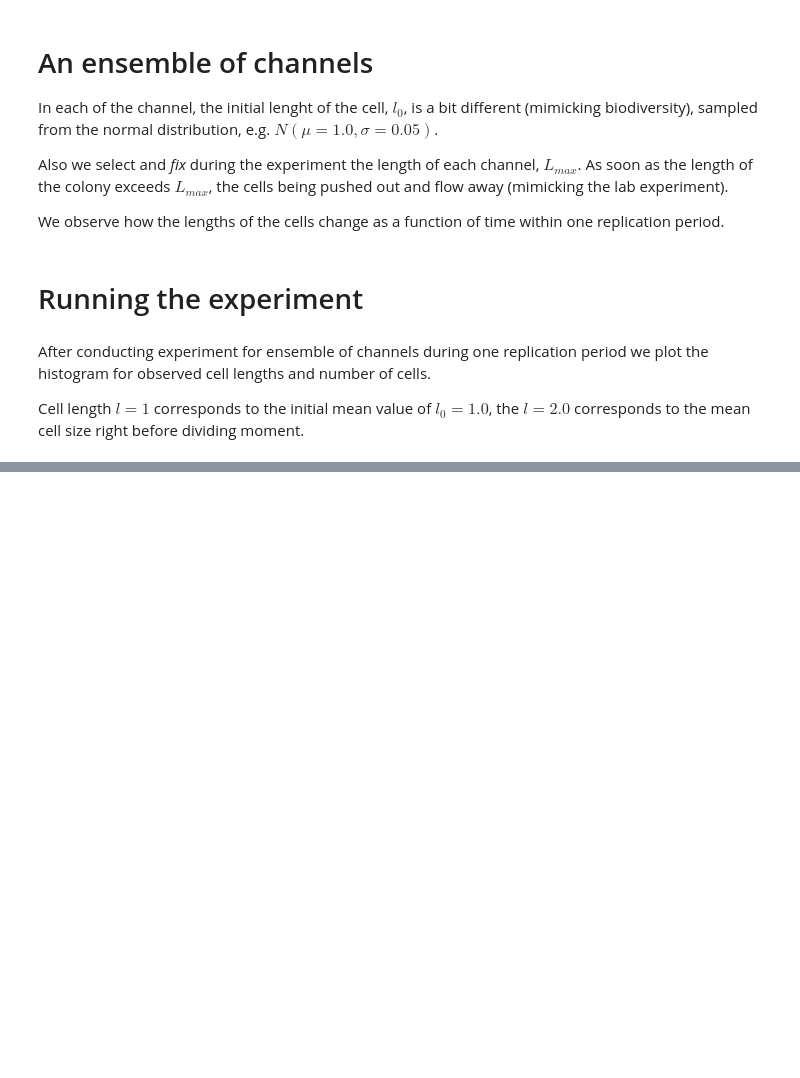
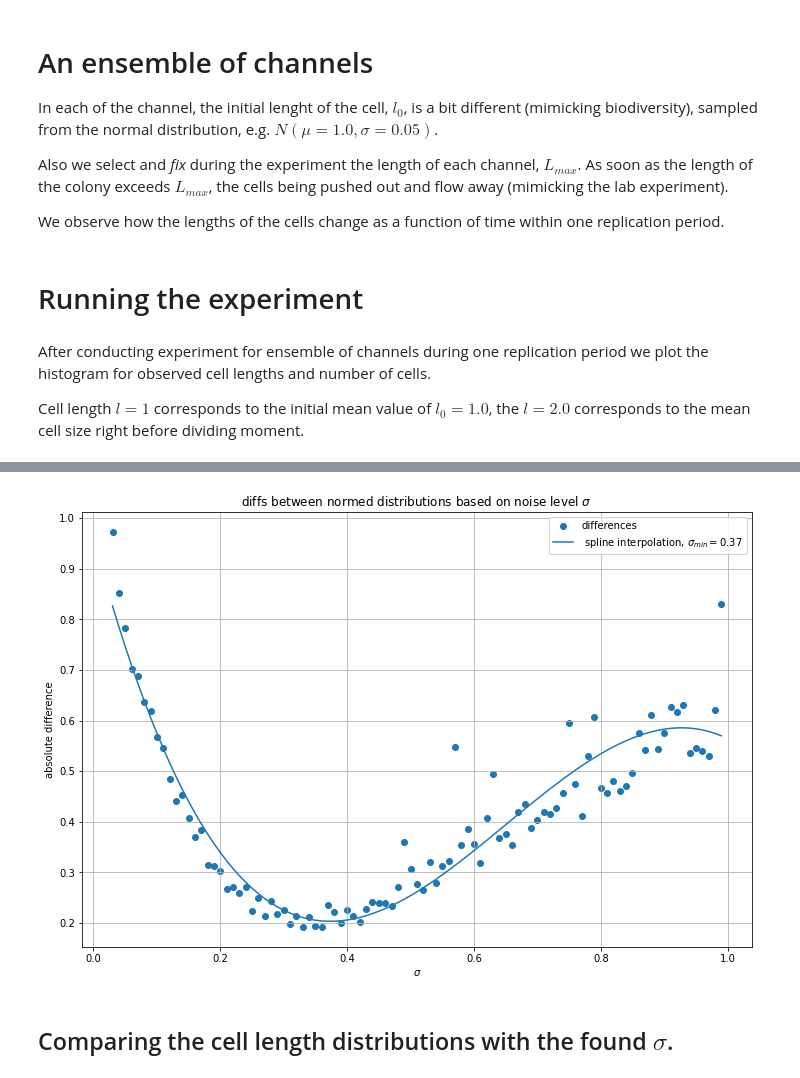
Before and after one commit to raalesir/bacterial_growth, a Jupyter notebook: bacterial_growth.ipynb, the cells around one changed output, grey strips where cells are left out. Saved outputs shown, nothing was run; the diff lists cells and outputs as text; code cells hidden in the pictures; blank space fills up the shorter version.

```diff
--- a/bacterial_growth.ipynb
+++ b/bacterial_growth.ipynb
@@ -148,0 +213,34 @@ One can see a smooth curve.  The bin numbers around 5-7 correspond to the cell a
+# %%
+def find_best_sigma(lab_data, n_bins=30, s0=0.02,  s1=0.5):
+    """
+    calculates sigma  for best fit for length distribution for simulated  and real lab data
+    """
+
+    vals1, _ = np.histogram(lab_data, density=True, bins=n_bins)
+
+    res = []
+    for sigma in np.arange(s0, s1, 0.01):
+        x, _ = run(mu=4.0, sigma=sigma, n_channels=2500)
+        x = [el for el in x]
+        x = x - sum(x)/len(x) + lab_data.mean() #centering the data
+        vals2, _ = np.histogram(x, density=True, bins=n_bins)
+
+        diff_vals = vals1 - vals2
+        diffs = np.dot(diff_vals, diff_vals)
+
+        res.append((sigma, diffs))
+
+    return res
+# %%
+lab_data = fork_data['lengths'].copy()
+lab_data = lab_data[lab_data < 7]
+
+res = find_best_sigma(lab_data, n_bins=30, s0=0.03,  s1=1.)
+# %%
+sigmas, diffs =  zip(*res)
+
+sigmas = np.array(sigmas)
+
+s = UnivariateSpline(sigmas, diffs, s=3)
+
+min_sigma = sigmas[np.argmin(s(sigmas))]
@@ -148,0 +260,13 @@ One can see a smooth curve.  The bin numbers around 5-7 correspond to the cell a
+# %%
+plt.figure(figsize=(12,8))
+plt.title('diffs between normed distributions based on noise level $\sigma$')
+plt.xlabel('$\sigma$')
+plt.ylabel('absolute difference')
+plt.scatter(sigmas, diffs, label='differences')
+plt.plot(sigmas, s(sigmas), label =' spline interpolation, $\sigma_{min}=%1.2f$'%min_sigma)
+plt.legend()
+plt.grid()
+# %% [output]
+[figure, added]
+# %% [markdown]
+## Comparing the cell length distributions with the found $\sigma$.
```
Also changed, not shown: parts of 23 cells of this notebook, 1 other file.
